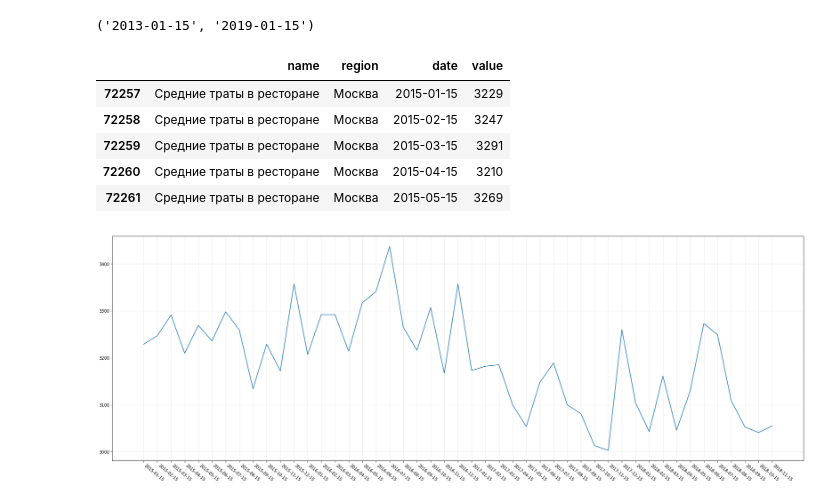
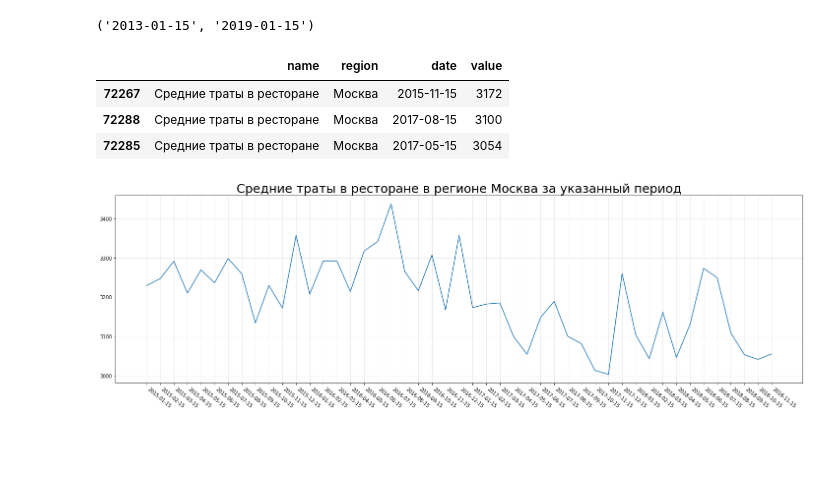
Before and after one commit to iconismo/Web-scraping, a Jupyter notebook: HW_les_07.ipynb, the cells around one changed output. Cells and saved outputs as stored; diff of their text form; code cells hidden in the pictures; blank space fills up the shorter version.

```diff
--- a/HW_les_07.ipynb
+++ b/HW_les_07.ipynb
@@ -101,22 +102,23 @@ input_loc_df = df.loc[(df['name'] == name) & (df['region'] == region) & (df['dat
 df.date.min(), df.date.max()
 # %% [output]
 ('2013-01-15', '2019-01-15')
-# %%
-input_loc_df.head(5)
-# %% [output]
-|  | name | region | date | value |
-| 72257 | Средние траты в ресторане | Москва | 2015-01-15 | 3229 |
-| 72258 | Средние траты в ресторане | Москва | 2015-02-15 | 3247 |
-| 72259 | Средние траты в ресторане | Москва | 2015-03-15 | 3291 |
-| 72260 | Средние траты в ресторане | Москва | 2015-04-15 | 3210 |
-| 72261 | Средние траты в ресторане | Москва | 2015-05-15 | 3269 |
+# %%
+input_loc_df.sample(3)
+# %% [output]
+|  | name | region | date | value |
+| 72267 | Средние траты в ресторане | Москва | 2015-11-15 | 3172 |
+| 72288 | Средние траты в ресторане | Москва | 2017-08-15 | 3100 |
+| 72285 | Средние траты в ресторане | Москва | 2017-05-15 | 3054 |
 # %%
-rcParams['figure.figsize'] = 30, 10
+rcParams['figure.figsize'] = 25, 7
+
+plt.title(f'{name} в регионе {region} за указанный период', fontsize=25)
 
 plt.plot(input_loc_df.date.sort_values(), input_loc_df.value)
+
 plt.xticks(rotation=-40, horizontalalignment='left')
 
 plt.grid(alpha=0.3)
 plt.show()
 # %% [output]
-[figure, old version]
+[figure, new version]
```
Also changed, not shown: parts of 2 cells of this notebook.
